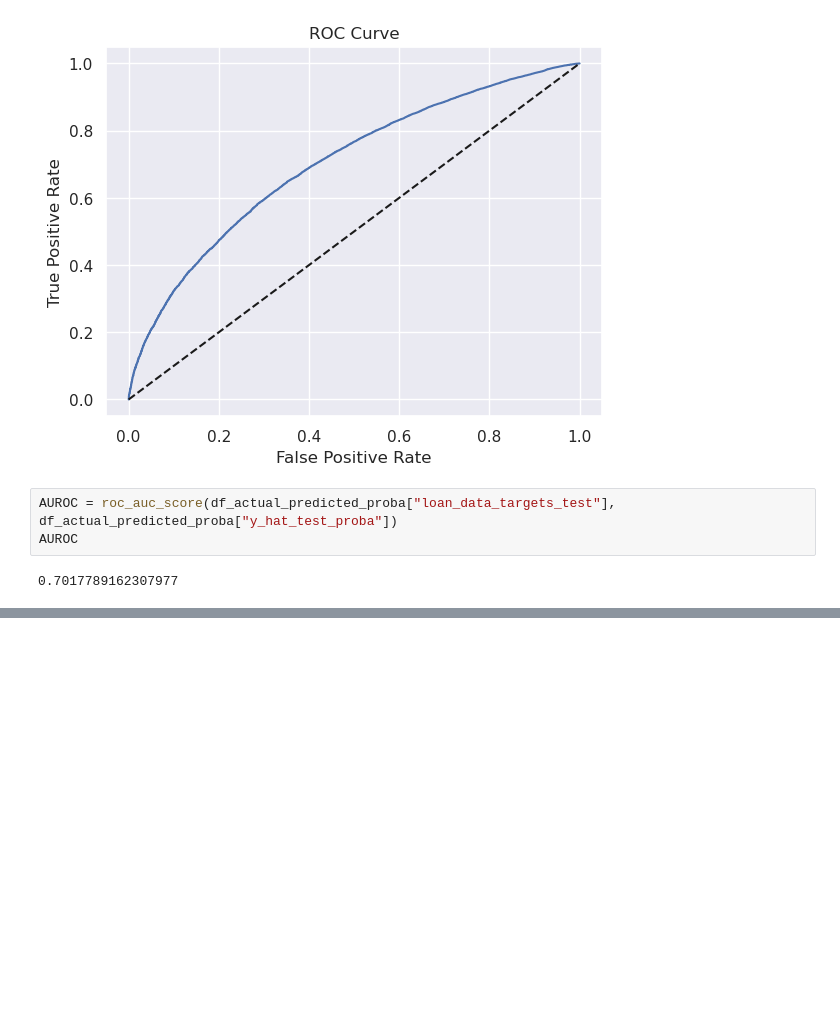
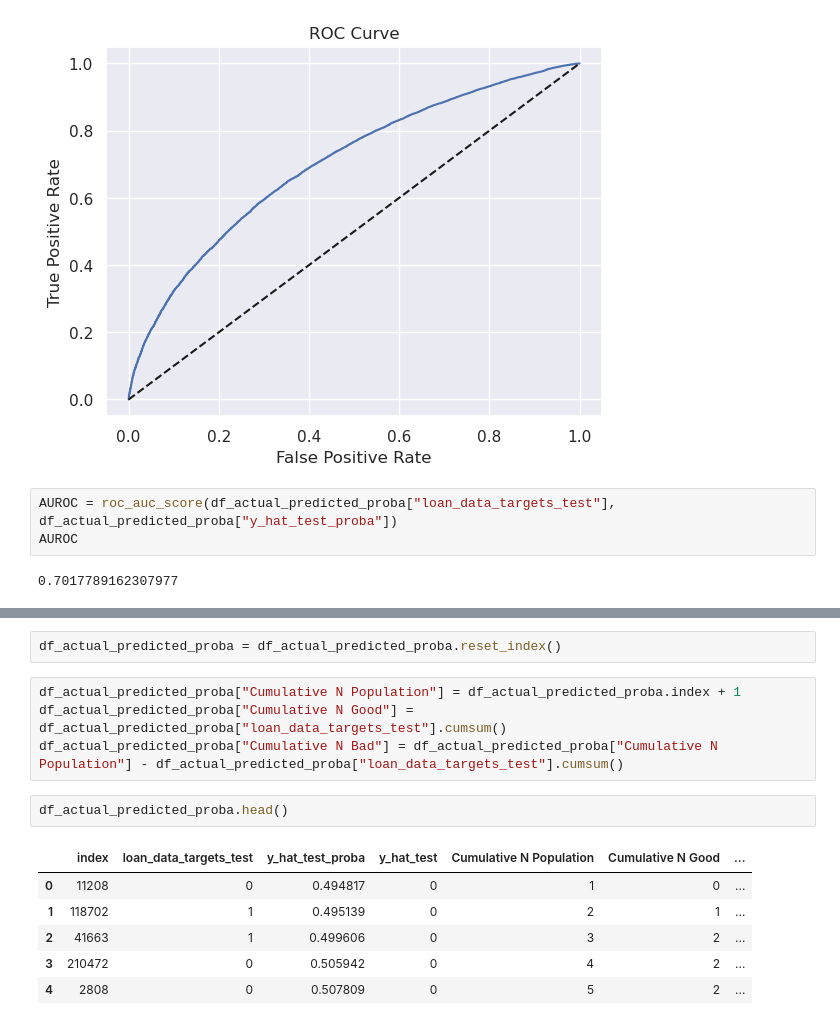
Before and after one commit to pbdanny/PythonProject, a Jupyter notebook: credit_risk_modeling/notebook/CreditRiskModeling_PDModel.ipynb, the cells around one changed output, grey strips where cells are left out. Cells and saved outputs as stored; diff of their text form; blank space fills up the shorter version.

```diff
--- a/credit_risk_modeling/notebook/CreditRiskModeling_PDModel.ipynb
+++ b/credit_risk_modeling/notebook/CreditRiskModeling_PDModel.ipynb
@@ -809,0 +832,15 @@ AUROC
+# %%
+df_actual_predicted_proba = df_actual_predicted_proba.reset_index()
+# %%
+df_actual_predicted_proba["Cumulative N Population"] = df_actual_predicted_proba.index + 1
+df_actual_predicted_proba["Cumulative N Good"] = df_actual_predicted_proba["loan_data_targets_test"].cumsum()
+df_actual_predicted_proba["Cumulative N Bad"] = df_actual_predicted_proba["Cumulative N Population"] - df_actual_predicted_proba["loan_data_targets_test"].cumsum()
+# %%
+df_actual_predicted_proba.head()
+# %% [output]
+|  | index | loan_data_targets_test | y_hat_test_proba | y_hat_test | Cumulative N Population | Cumulative N Good | ... |
+| 0 | 11208 | 0 | 0.494817 | 0 | 1 | 0 | ... |
+| 1 | 118702 | 1 | 0.495139 | 0 | 2 | 1 | ... |
+| 2 | 41663 | 1 | 0.499606 | 0 | 3 | 2 | ... |
+| 3 | 210472 | 0 | 0.505942 | 0 | 4 | 2 | ... |
+| 4 | 2808 | 0 | 0.507809 | 0 | 5 | 2 | ... |
```
Also changed, not shown: parts of 12 cells of this notebook.
